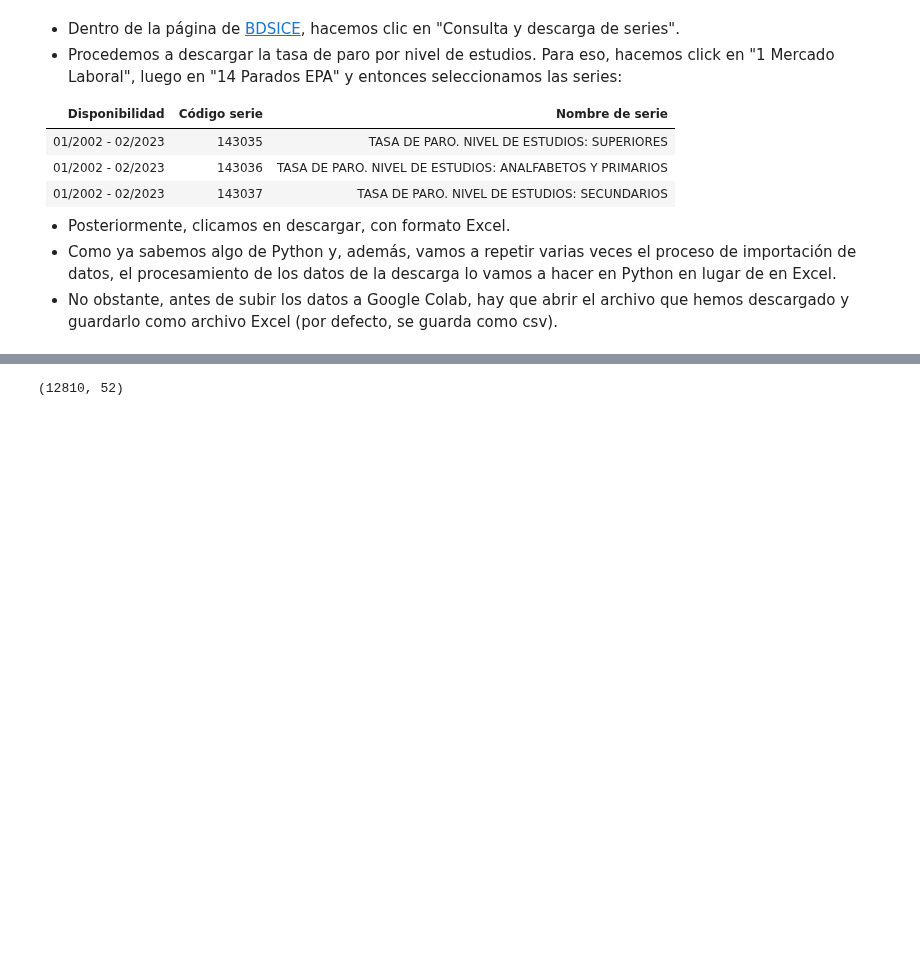
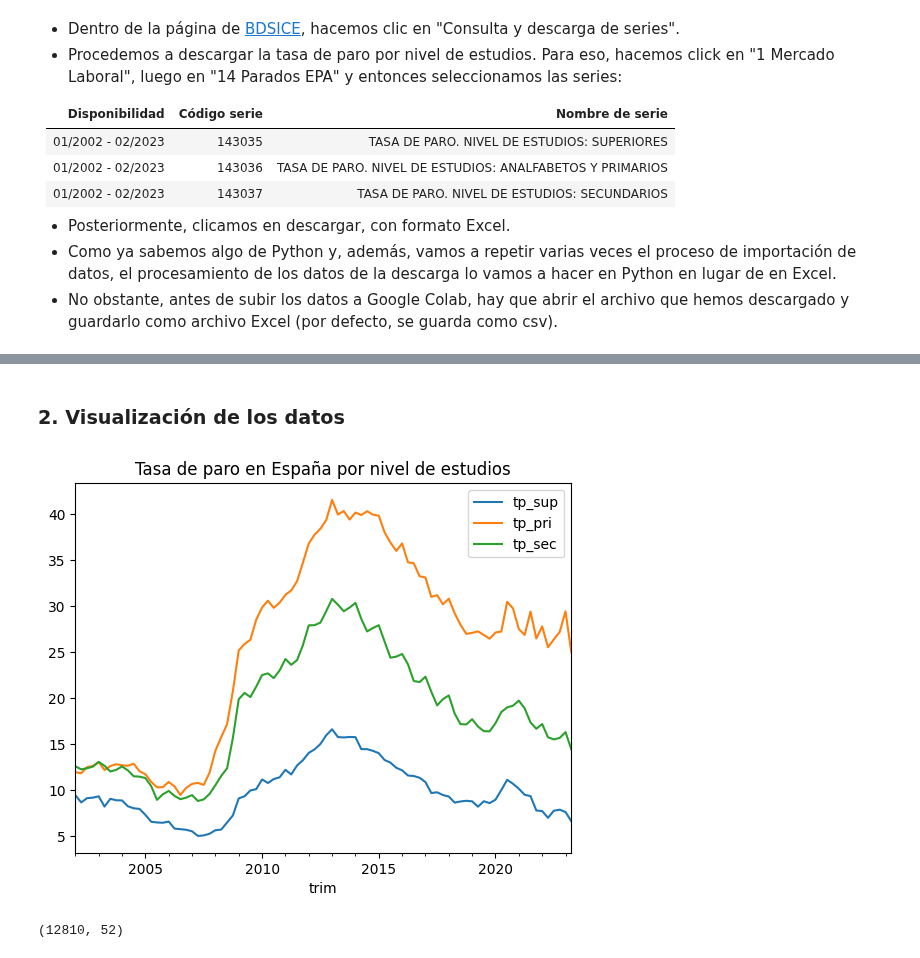
Before and after one commit to otoperalias/Coyuntura, a Jupyter notebook: clases/Tema2_II.ipynb, the cells around one changed output, grey strips where cells are left out. Drawn from its saved outputs; the diff is of its cells as text; code cells hidden in the pictures; blank space fills up the shorter version.

```diff
--- a/clases/Tema2_II.ipynb
+++ b/clases/Tema2_II.ipynb
@@ -37,7 +37,7 @@ data=pd.read_excel("DescargaSeries_202309290418.xlsx")
 data
 # %%
 # 2. Eliminamos la primera fila
-data=data.iloc[1:] # seleccionamos de la fila 2 (que tiene index=1) en adelante
+data.drop(0, inplace=True)
 data
 # %%
 # 3. Preparamos la columna con la fecha (trimestre)
@@ -46,7 +46,7 @@ data
 data['trim']=data['SERIES'].astype('str')
 
 # 3.2. Extraemos los 4 primeros dígitos, añadimos una Q y añadimos el último dígito
-data['trim']=data['SERIES'].str[:4]+"Q"+data['SERIES'].str[-1:]
+data['trim']=data['trim'].str[:4]+"Q"+data['trim'].str[-1:]
 data
 # %%
 # 4. Convertimos la columna en datatime, para que Python la interprete como fecha
@@ -56,6 +56,14 @@ data
 # 5. Ahora se establece la columna trim como index de la tabla
 data.set_index("trim", inplace=True)
 data
+# %%
+# 6. Renombramos las columnas
+data.rename(columns={
+    "TASA DE PARO. NIVEL DE ESTUDIOS: SUPERIORES":"tp_sup",
+    "TASA DE PARO. NIVEL DE ESTUDIOS: ANALFABETOS Y PRIMARIOS":"tp_pri",
+    "TASA DE PARO. NIVEL DE ESTUDIOS: SECUNDARIOS":"tp_sec"}, inplace=True)
+data
 # %%
-# 6. Renombramos las columnas
-data.rename(columns={})
+# 7. Borramos las columnas innecesarias
+data.drop(columns="SERIES", inplace=True)
+data
@@ -86,3 +70,10 @@ pwt['year'].unique()
+# %% [markdown]
+### 2. Visualización de los datos
+# %%
+data.plot(title="Tasa de paro en España por nivel de estudios")
+plt.show()
+# %% [output]
+[figure, added]
 # %%
 # El número de observaciones (filas en la tabla) por año
 pwt['year'].value_counts() # ¡La función value_counts() es muy útil!
```
Also changed, not shown: parts of 3 cells of this notebook.
